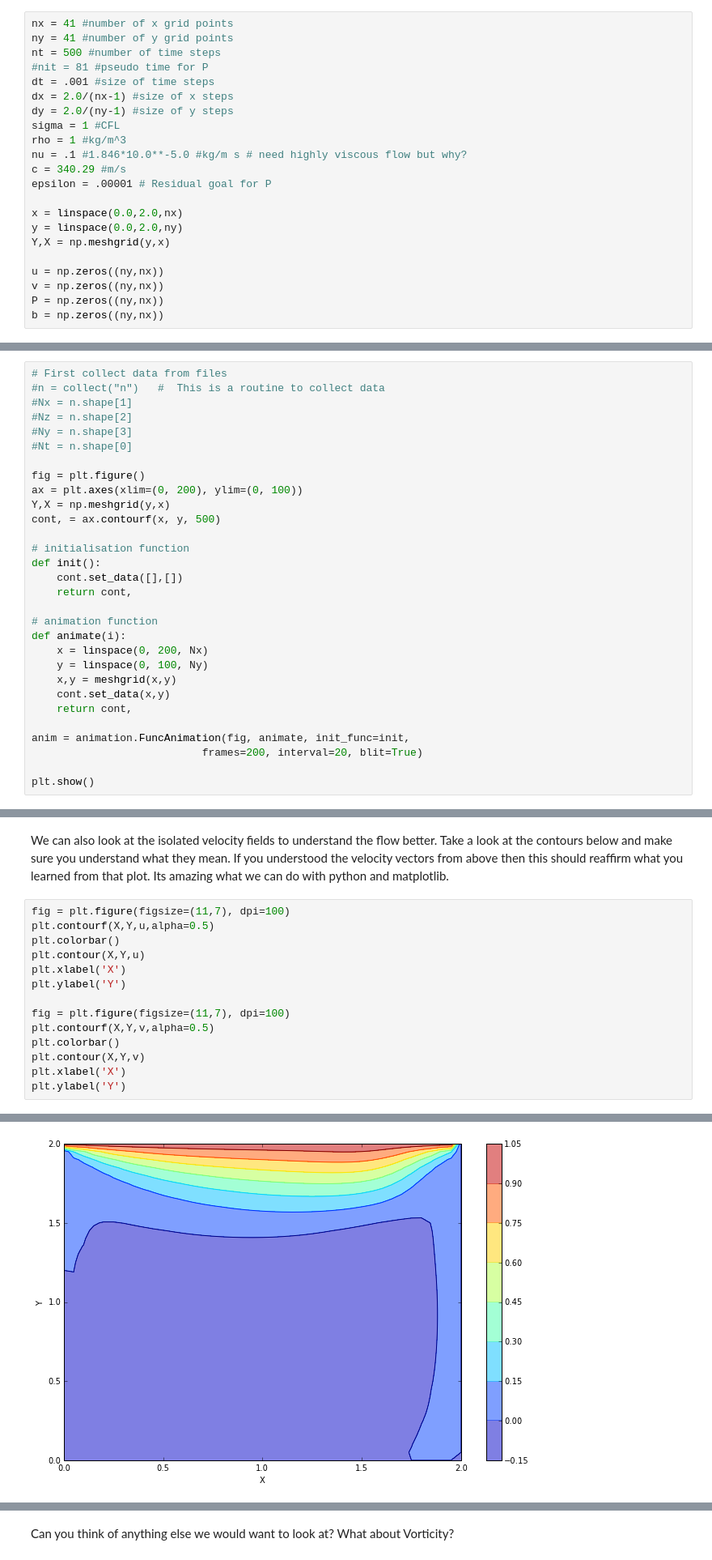
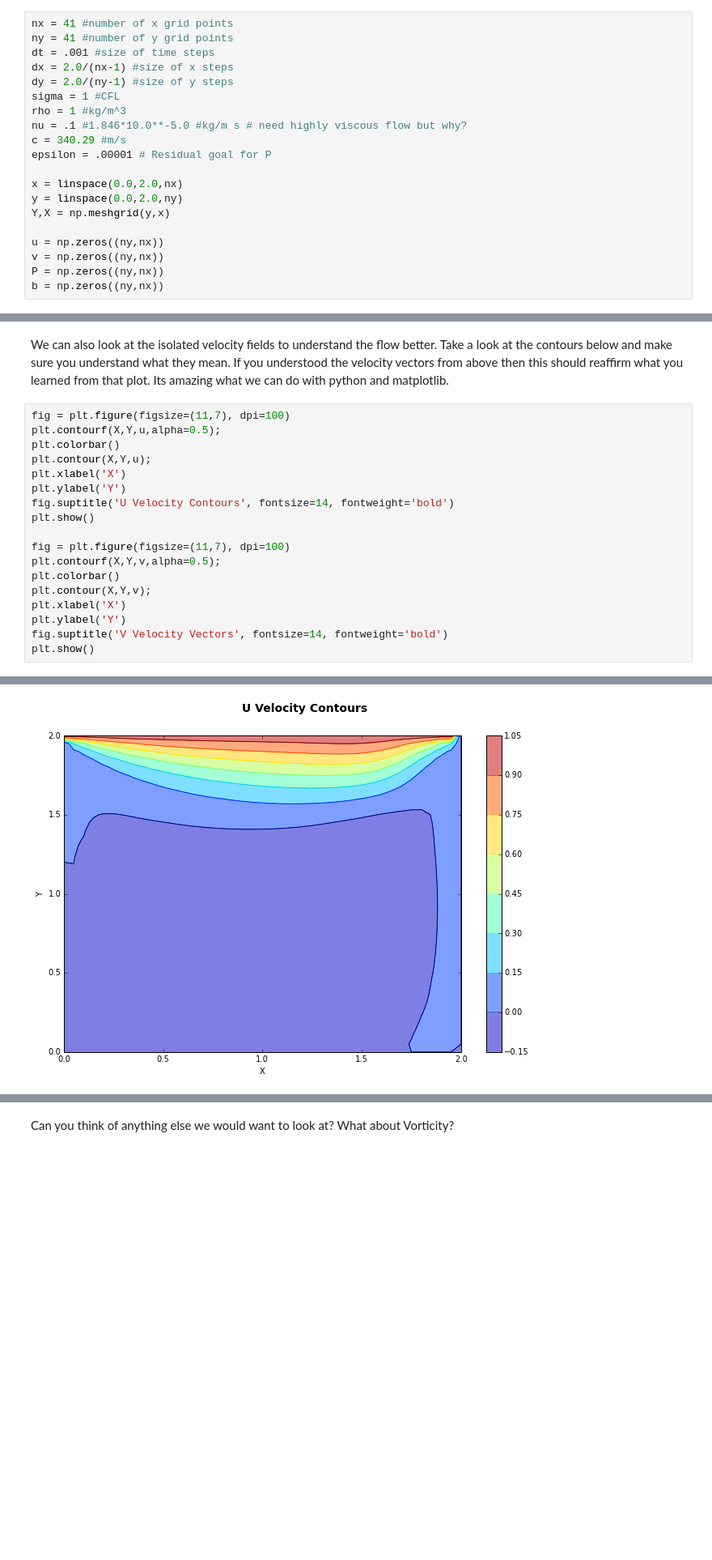
Before and after one commit to cbell14/Navier_Stokes_Acoustics, a Jupyter notebook: Final Project -- 2D Finite Difference NS & Acoustic Solver.ipynb, the cells around one changed output, grey strips where cells are left out. Shown at 81% size. Saved outputs shown, nothing was run; the diff lists cells and outputs as text; blank space fills up the shorter version.

```diff
--- a/Final Project -- 2D Finite Difference NS & Acoustic Solver.ipynb
+++ b/Final Project -- 2D Finite Difference NS & Acoustic Solver.ipynb
@@ -116,8 +148,6 @@ rcParams['figure.figsize'] = (10.0, 8.0)
 # %%
 nx = 41 #number of x grid points
 ny = 41 #number of y grid points
-nt = 500 #number of time steps
-#nit = 81 #pseudo time for P
 dt = .001 #size of time steps
 dx = 2.0/(nx-1) #size of x steps
 dy = 2.0/(ny-1) #size of y steps
@@ -333,30 +390,0 @@ plt.ylabel('Y')
-# %%
-# First collect data from files
-#n = collect("n")   #  This is a routine to collect data
-#Nx = n.shape[1]
-#Nz = n.shape[2]
-#Ny = n.shape[3]
-#Nt = n.shape[0]
-
-fig = plt.figure()
-ax = plt.axes(xlim=(0, 200), ylim=(0, 100))
-Y,X = np.meshgrid(y,x)
-cont, = ax.contourf(x, y, 500)
-
-# initialisation function
-def init():
-    cont.set_data([],[])
-    return cont,
-
-# animation function
-def animate(i):
-    x = linspace(0, 200, Nx)
-    y = linspace(0, 100, Ny)
-    x,y = meshgrid(x,y)
-    cont.set_data(x,y)
-    return cont,
-
-anim = animation.FuncAnimation(fig, animate, init_func=init,
-                           frames=200, interval=20, blit=True)
-
-plt.show()
@@ -375,16 +468,20 @@ We can also look at the streamfunctions of the flow curtesy of Ercan Erturk. His
 We can also look at the isolated velocity fields to understand the flow better. Take a look at the contours below and make sure you understand what they mean. If you understood the velocity vectors from above then this should reaffirm what you learned from that plot. Its amazing what we can do with python and matplotlib.
 # %%
 fig = plt.figure(figsize=(11,7), dpi=100)
-plt.contourf(X,Y,u,alpha=0.5)
+plt.contourf(X,Y,u,alpha=0.5);
 plt.colorbar()
-plt.contour(X,Y,u)
+plt.contour(X,Y,u);
 plt.xlabel('X')
 plt.ylabel('Y')
+fig.suptitle('U Velocity Contours', fontsize=14, fontweight='bold')
+plt.show()
 
 fig = plt.figure(figsize=(11,7), dpi=100)
-plt.contourf(X,Y,v,alpha=0.5)
+plt.contourf(X,Y,v,alpha=0.5);
 plt.colorbar()
-plt.contour(X,Y,v)
+plt.contour(X,Y,v);
 plt.xlabel('X')
 plt.ylabel('Y')
+fig.suptitle('V Velocity Vectors', fontsize=14, fontweight='bold')
+plt.show()
 # %% [output]
@@ -392 +488 @@ plt.ylabel('Y')
-[figure, old version]
+[figure, new version]
```
Also changed, not shown: parts of 37 cells of this notebook.
